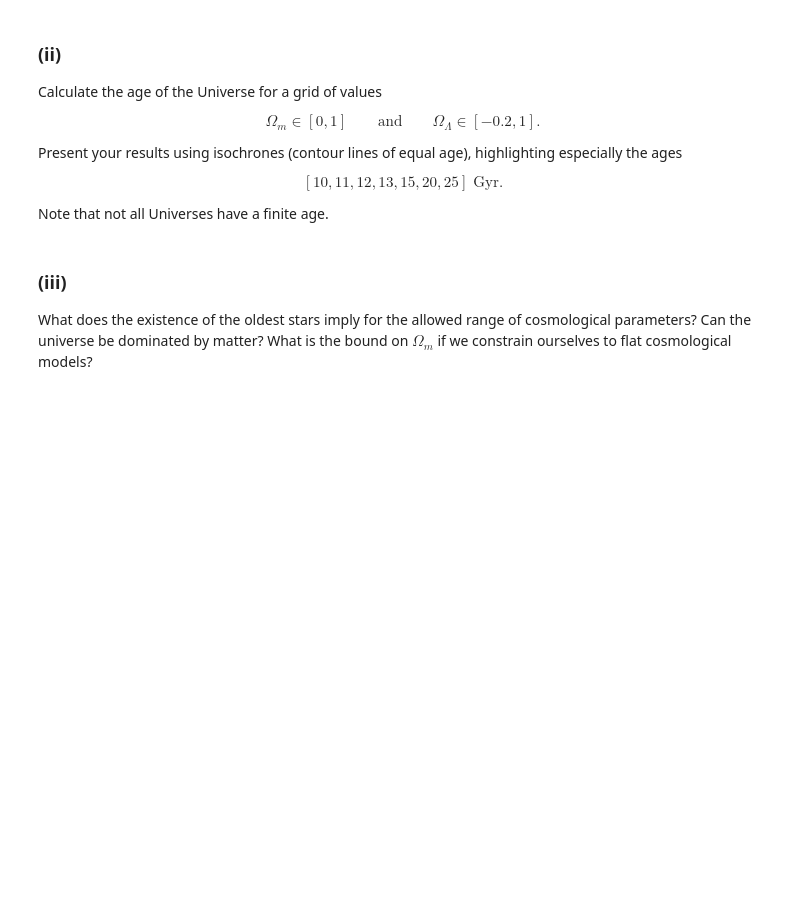
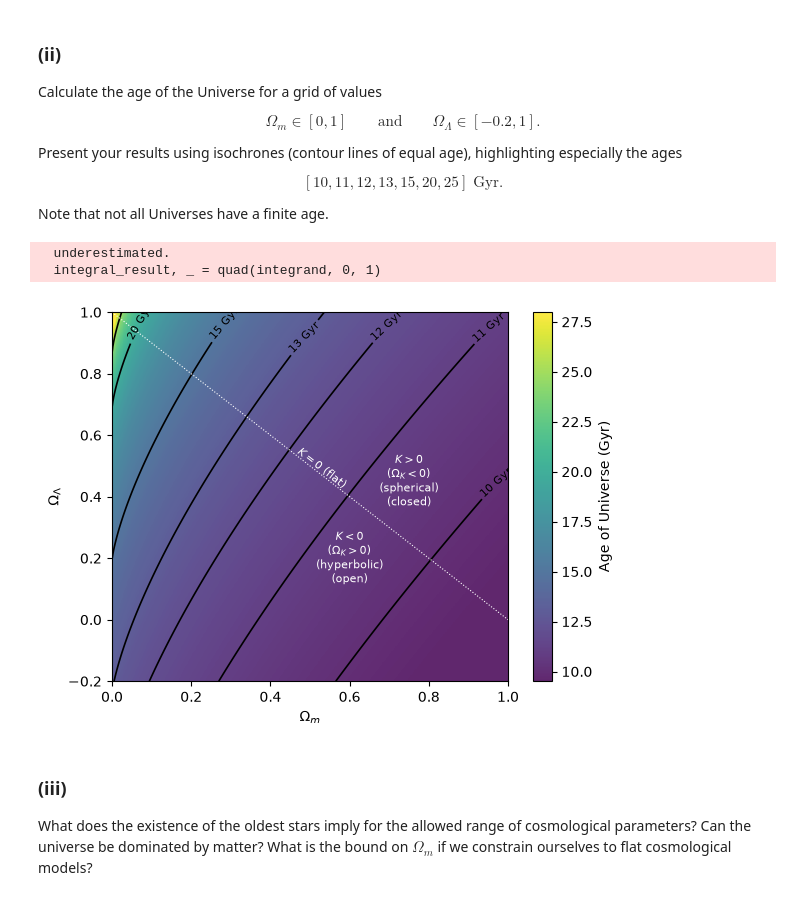
Before and after one commit to Serenkii/MasterAstrophysics-Coding, a Jupyter notebook: 01-WiSe2026/Cosmology1/sheet05/sheet5.ipynb, the cells around one changed output. Cells and saved outputs as stored; diff of their text form; code cells hidden in the pictures; blank space fills up the shorter version.

```diff
--- a/01-WiSe2026/Cosmology1/sheet05/sheet5.ipynb
+++ b/01-WiSe2026/Cosmology1/sheet05/sheet5.ipynb
@@ -251,6 +297,40 @@ $$
 $$
 
 Note that not all Universes have a finite age.
+# %%
+spacing = 0.002
+omega_m, omega_L = np.meshgrid(np.arange(0, 1 + 0.5 * spacing, spacing), np.arange(-0.2, 1 + 0.5 * spacing, spacing))
+
+ages = calculate_age_of_universe(omega_m, omega_L)
+# %% [output]
+  underestimated.
+  integral_result, _ = quad(integrand, 0, 1)
+# %%
+
+fig, ax = plt.subplots()
+
+levels = np.array((10, 11, 12, 13, 15, 20, 25))
+
+mesh = ax.pcolormesh(omega_m, omega_L, ages, shading="auto", cmap="viridis", alpha=0.85, vmin=9.5, vmax=28)
+
+# Isochrones for the specific ages
+cb = ax.contour(omega_m, omega_L, ages, levels=levels, colors="k", linewidths=1.2)
+ax.clabel(cb, fmt="%g Gyr", fontsize=8)
+
+tempx = np.linspace(0.0, 1.0)
+tempy = np.linspace(0.0, 1.0)[::-1]
+ax.plot(tempx, tempy, linewidth=0.8, linestyle="dotted", color="white", label="flat universe")
+ax.text(0.75, 0.45, "$K > 0$\n($\\Omega_K < 0$)\n(spherical)\n(closed)", color="white", fontsize=8, ha="center", va="center")
+ax.text(0.6, 0.2, "$K < 0$\n($\\Omega_K > 0$)\n(hyperbolic)\n(open)", color="white", fontsize=8, ha="center", va="center")
+ax.text(0.53, 0.49, "$K = 0$ (flat)", rotation=-38, fontsize=8, color="white", va="center", ha="center")
+
+
+fig.colorbar(mesh, ax=ax, label="Age of Universe (Gyr)")
+
+ax.set_xlabel(r"$\Omega_m$")
+_ = ax.set_ylabel(r"$\Omega_\Lambda$")
+# %% [output]
+[figure, added]
 # %% [markdown]
 
 ### (iii)
```
Also changed, not shown: parts of 7 cells of this notebook, 2 other files.
